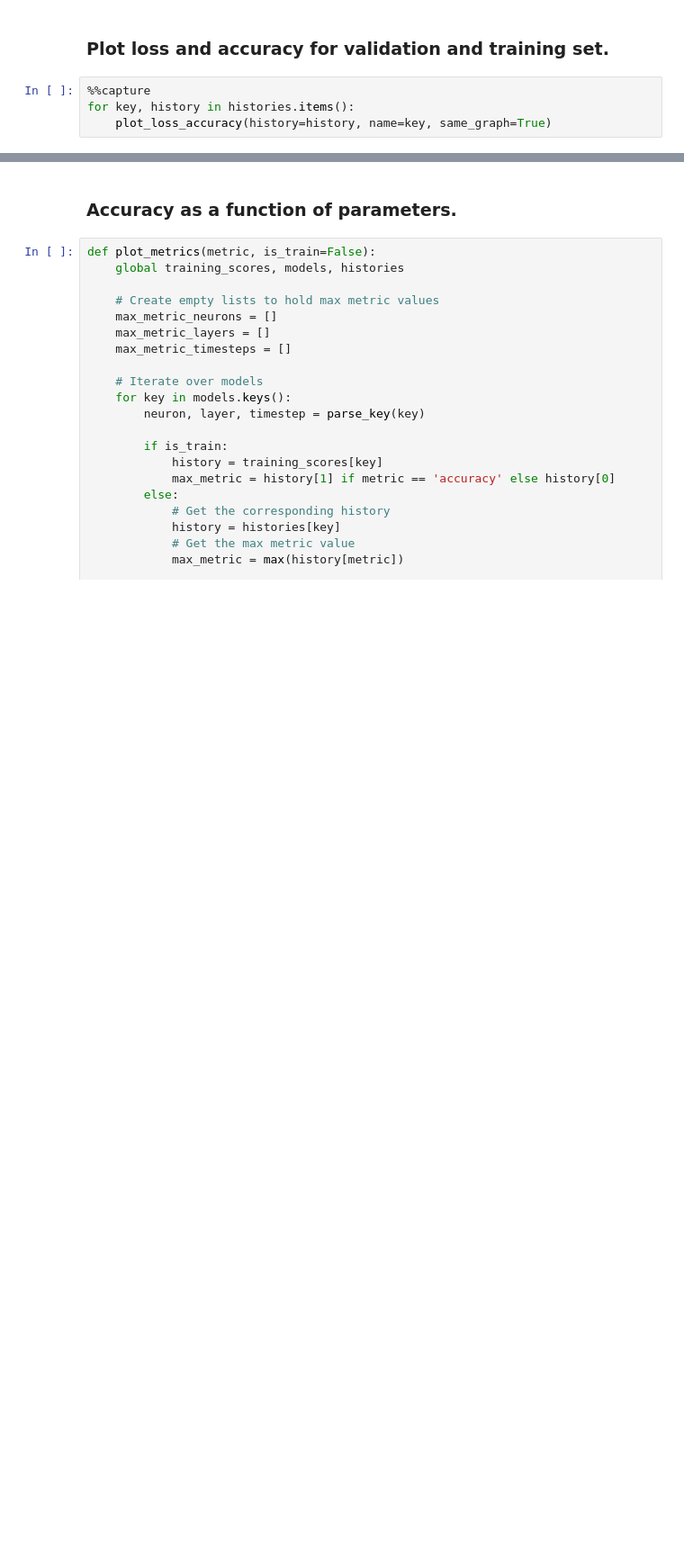
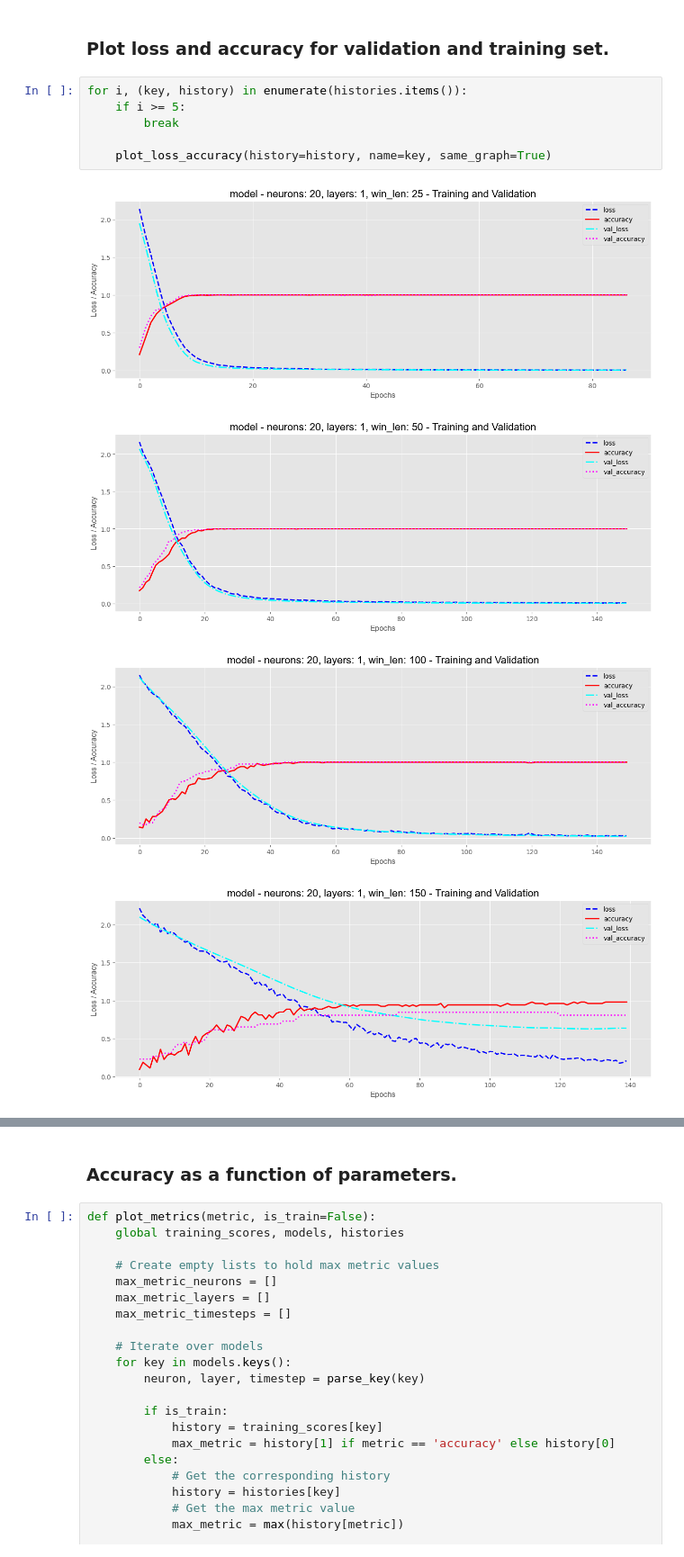
Before and after one commit to sathwikkannam/Machine-Learning-with-Data-Acquisition, a Jupyter notebook: Labs/Lab 4/neural_classification_8.ipynb, the cells around one changed output, grey strips where cells are left out. Shown at 90% size. Drawn from its saved outputs; the diff is of its cells as text; blank space fills up the shorter version.

```diff
--- a/Labs/Lab 4/neural_classification_8.ipynb
+++ b/Labs/Lab 4/neural_classification_8.ipynb
@@ -256,7 +304,14 @@ for key, model in models.items():
     histories[key] = history
 # %% [markdown]
 ### Plot loss and accuracy for validation and training set.
-# %%
-%%capture
-for key, history in histories.items():
-    plot_loss_accuracy(history=history, name=key, same_graph=True)
+# %%
+for i, (key, history) in enumerate(histories.items()):
+    if i >= 5:
+        break
+
+    plot_loss_accuracy(history=history, name=key, same_graph=True)
+# %% [output]
+[figure, added]
+[figure, added]
+[figure, added]
+[figure, added]
```
Also changed, not shown: parts of 46 cells of this notebook, 3 other files.
